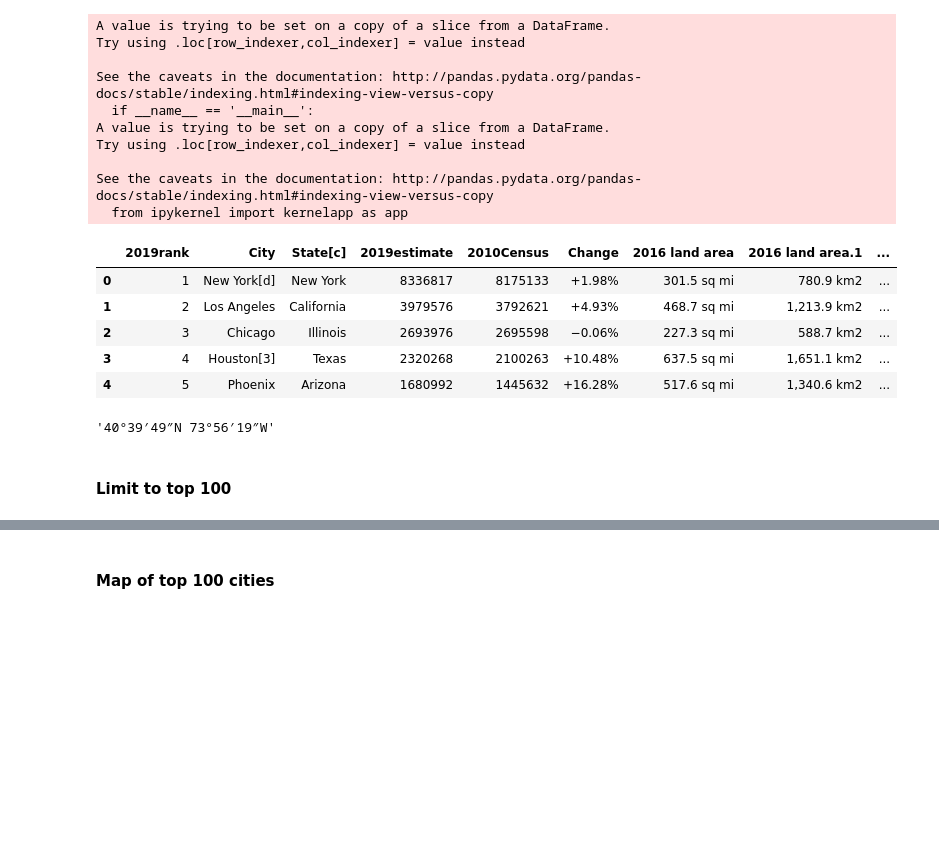
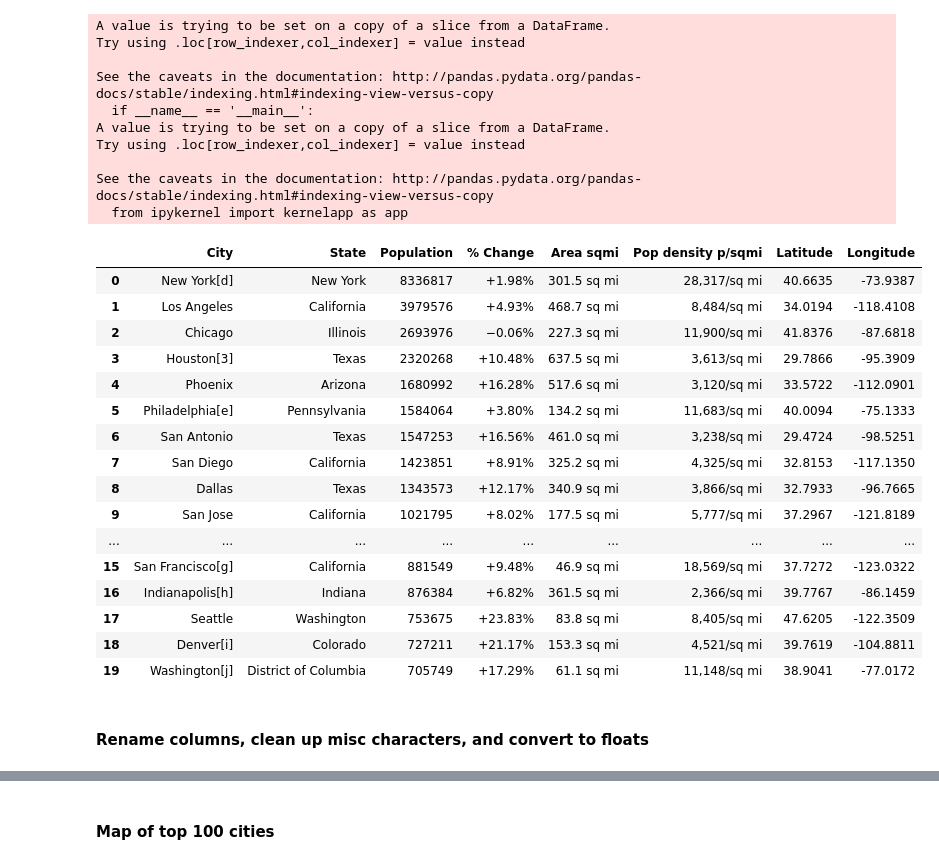
Before and after one commit to richtimm/coursera, a Jupyter notebook: Battle of the Neighbordhoods.ipynb, the cells around one changed output, grey strips where cells are left out. Saved outputs shown, nothing was run; the diff lists cells and outputs as text; code cells hidden in the pictures; blank space fills up the shorter version.

```diff
--- a/Battle of the Neighbordhoods.ipynb
+++ b/Battle of the Neighbordhoods.ipynb
@@ -65,7 +49,7 @@ lon = [-float(i[1][:-2]) for i in latlon]
 # %%
 df['Latitude'] = lat
 df['Longitude'] = lon
-df = df.drop(['Location'])
+df = df.drop(['Location','2010Census','2016 land area.1','2016 population density.1','2019rank'], axis=1)
 # %% [output]
 A value is trying to be set on a copy of a slice from a DataFrame.
 Try using .loc[row_indexer,col_indexer] = value instead
@@ -78,17 +62,24 @@ Try using .loc[row_indexer,col_indexer] = value instead
 See the caveats in the documentation: http://pandas.pydata.org/pandas-docs/stable/indexing.html#indexing-view-versus-copy
   from ipykernel import kernelapp as app
 # %%
-df.head()
+df.head(20)
 # %% [output]
-|  | 2019rank | City | State[c] | 2019estimate | 2010Census | Change | 2016 land area | 2016 land area.1 | ... |
-| 0 | 1 | New York[d] | New York | 8336817 | 8175133 | +1.98% | 301.5 sq mi | 780.9 km2 | ... |
-| 1 | 2 | Los Angeles | California | 3979576 | 3792621 | +4.93% | 468.7 sq mi | 1,213.9 km2 | ... |
-| 2 | 3 | Chicago | Illinois | 2693976 | 2695598 | −0.06% | 227.3 sq mi | 588.7 km2 | ... |
-| 3 | 4 | Houston[3] | Texas | 2320268 | 2100263 | +10.48% | 637.5 sq mi | 1,651.1 km2 | ... |
-| 4 | 5 | Phoenix | Arizona | 1680992 | 1445632 | +16.28% | 517.6 sq mi | 1,340.6 km2 | ... |
+|  | City | State | Population | % Change | Area sqmi | Pop density p/sqmi | Latitude | Longitude |
+| 0 | New York[d] | New York | 8336817 | +1.98% | 301.5 sq mi | 28,317/sq mi | 40.6635 | -73.9387 |
+| 1 | Los Angeles | California | 3979576 | +4.93% | 468.7 sq mi | 8,484/sq mi | 34.0194 | -118.4108 |
+| 2 | Chicago | Illinois | 2693976 | −0.06% | 227.3 sq mi | 11,900/sq mi | 41.8376 | -87.6818 |
+| 3 | Houston[3] | Texas | 2320268 | +10.48% | 637.5 sq mi | 3,613/sq mi | 29.7866 | -95.3909 |
+| 4 | Phoenix | Arizona | 1680992 | +16.28% | 517.6 sq mi | 3,120/sq mi | 33.5722 | -112.0901 |
+| 5 | Philadelphia[e] | Pennsylvania | 1584064 | +3.80% | 134.2 sq mi | 11,683/sq mi | 40.0094 | -75.1333 |
+| 6 | San Antonio | Texas | 1547253 | +16.56% | 461.0 sq mi | 3,238/sq mi | 29.4724 | -98.5251 |
+| 7 | San Diego | California | 1423851 | +8.91% | 325.2 sq mi | 4,325/sq mi | 32.8153 | -117.1350 |
+| 8 | Dallas | Texas | 1343573 | +12.17% | 340.9 sq mi | 3,866/sq mi | 32.7933 | -96.7665 |
+| 9 | San Jose | California | 1021795 | +8.02% | 177.5 sq mi | 5,777/sq mi | 37.2967 | -121.8189 |
+| ... | ... | ... | ... | ... | ... | ... | ... | ... |
+| 15 | San Francisco[g] | California | 881549 | +9.48% | 46.9 sq mi | 18,569/sq mi | 37.7272 | -123.0322 |
+| 16 | Indianapolis[h] | Indiana | 876384 | +6.82% | 361.5 sq mi | 2,366/sq mi | 39.7767 | -86.1459 |
+| 17 | Seattle | Washington | 753675 | +23.83% | 83.8 sq mi | 8,405/sq mi | 47.6205 | -122.3509 |
+| 18 | Denver[i] | Colorado | 727211 | +21.17% | 153.3 sq mi | 4,521/sq mi | 39.7619 | -104.8811 |
+| 19 | Washington[j] | District of Columbia | 705749 | +17.29% | 61.1 sq mi | 11,148/sq mi | 38.9041 | -77.0172 |
-# %%
-na
-# %% [output]
-'40°39′49″N 73°56′19″W'
-# %% [markdown]
-#### Limit to top 100
+# %% [markdown]
+#### Rename columns, clean up misc characters, and convert to floats
```
Also changed, not shown: parts of 39 cells of this notebook.
